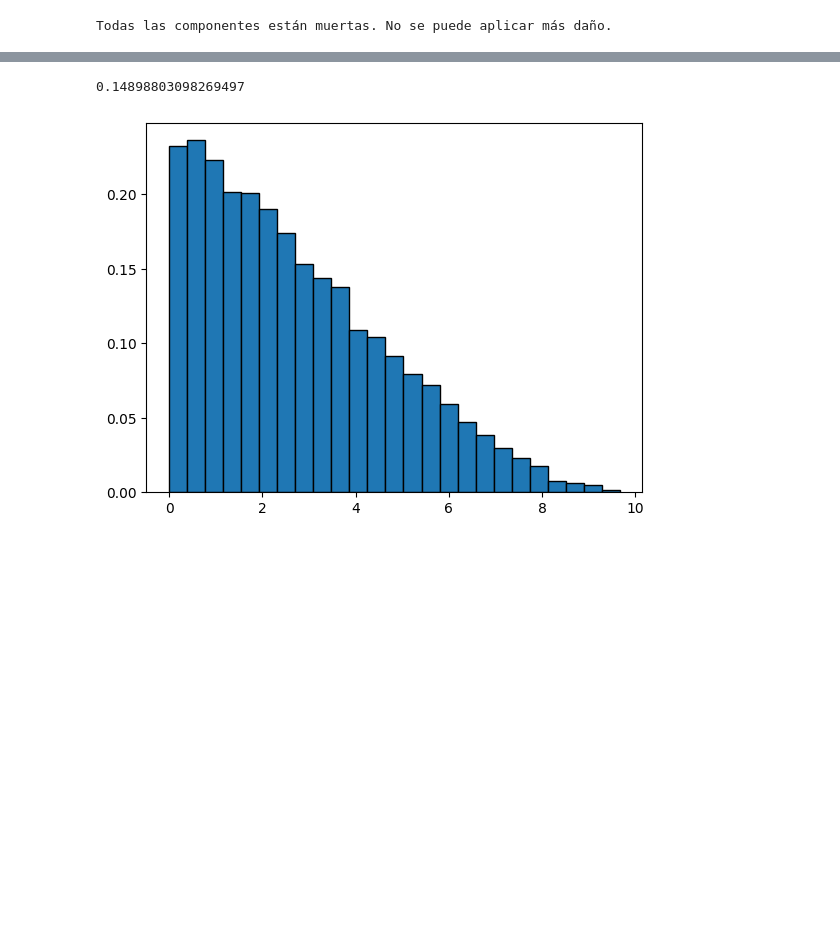
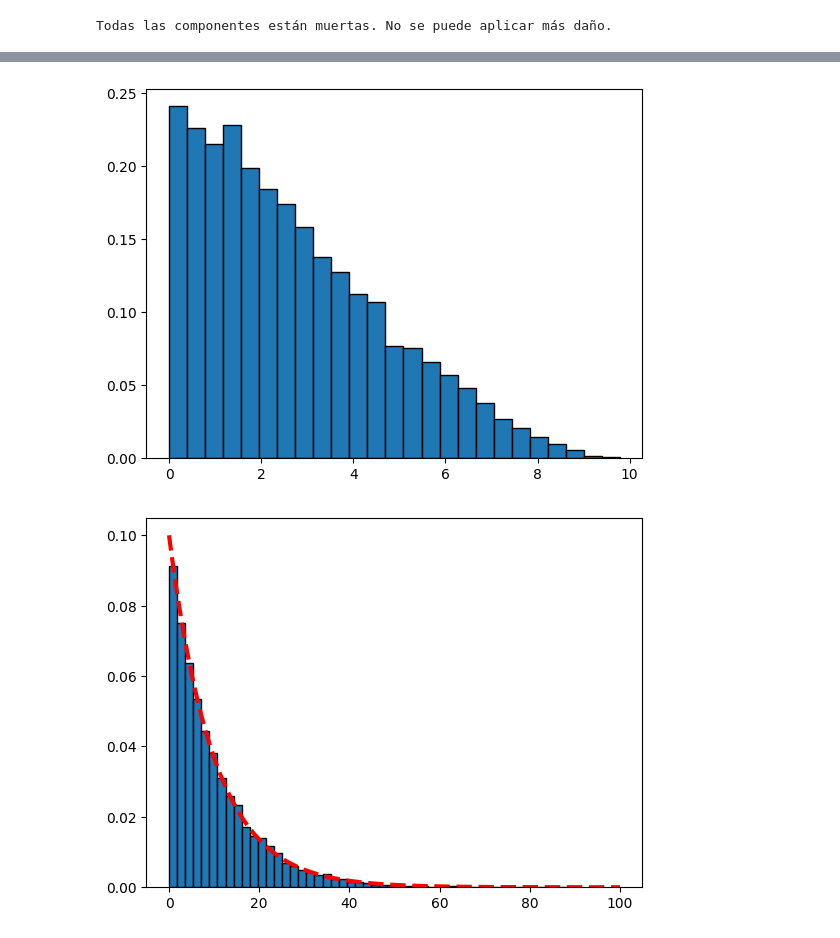
Before and after one commit to AlejandroVillazonG/MAT468, a Jupyter notebook: certamen/P4/p4.ipynb, the cells around one changed output, grey strips where cells are left out. Cells and saved outputs as stored; diff of their text form; code cells hidden in the pictures; blank space fills up the shorter version.

```diff
--- a/certamen/P4/p4.ipynb
+++ b/certamen/P4/p4.ipynb
@@ -118,8 +105,13 @@ sns.histplot(interruptor.dano_historial, kde=True, bins=25);
-# %%
-Interruptor().aplicar_dano(True)[0]
-# %% [output]
-0.14898803098269497
 # %%
-plt.hist([Interruptor().aplicar_dano(True)[0] for _ in range(10_000)], edgecolor='k', bins=25, density=True);
+plt.hist([Interruptor().aplicar_dano(True)[0].sum() for _ in range(10_000)],
+         edgecolor='k', bins=25, density=True);
 # %% [output]
-[figure, old version]
+[figure, new version]
+# %%
+x = np.linspace(0,100,1_000)
+lamb = 10
+plt.hist(np.random.exponential(lamb, 10_000), bins = 50,
+         density = True, zorder = 0, edgecolor = 'k')
+plt.plot(x, np.exp(- x / lamb) / lamb, ls='--', lw=3, c='r');
+# %% [output]
+[figure, added]
```
Also changed, not shown: parts of 12 cells of this notebook.
